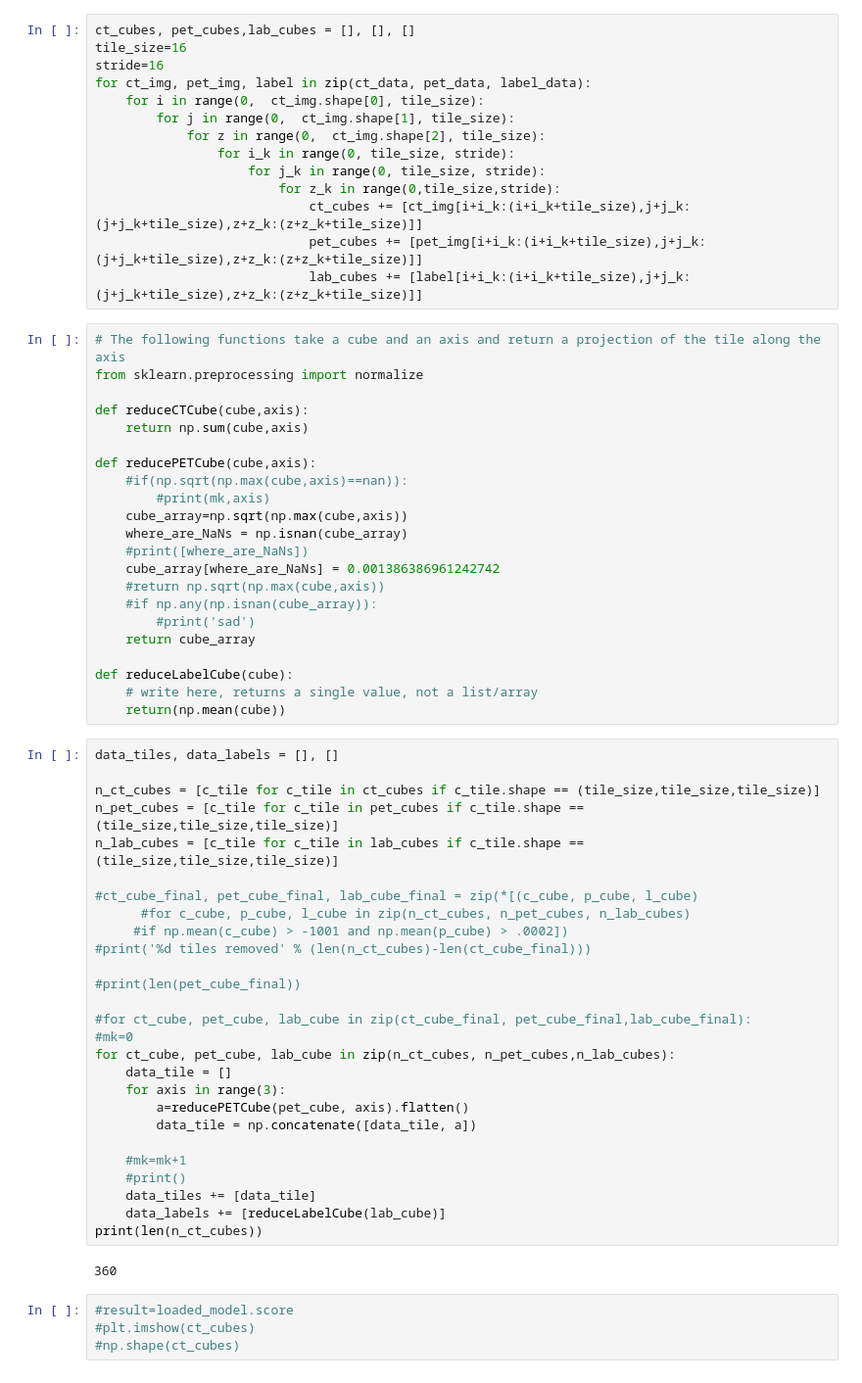
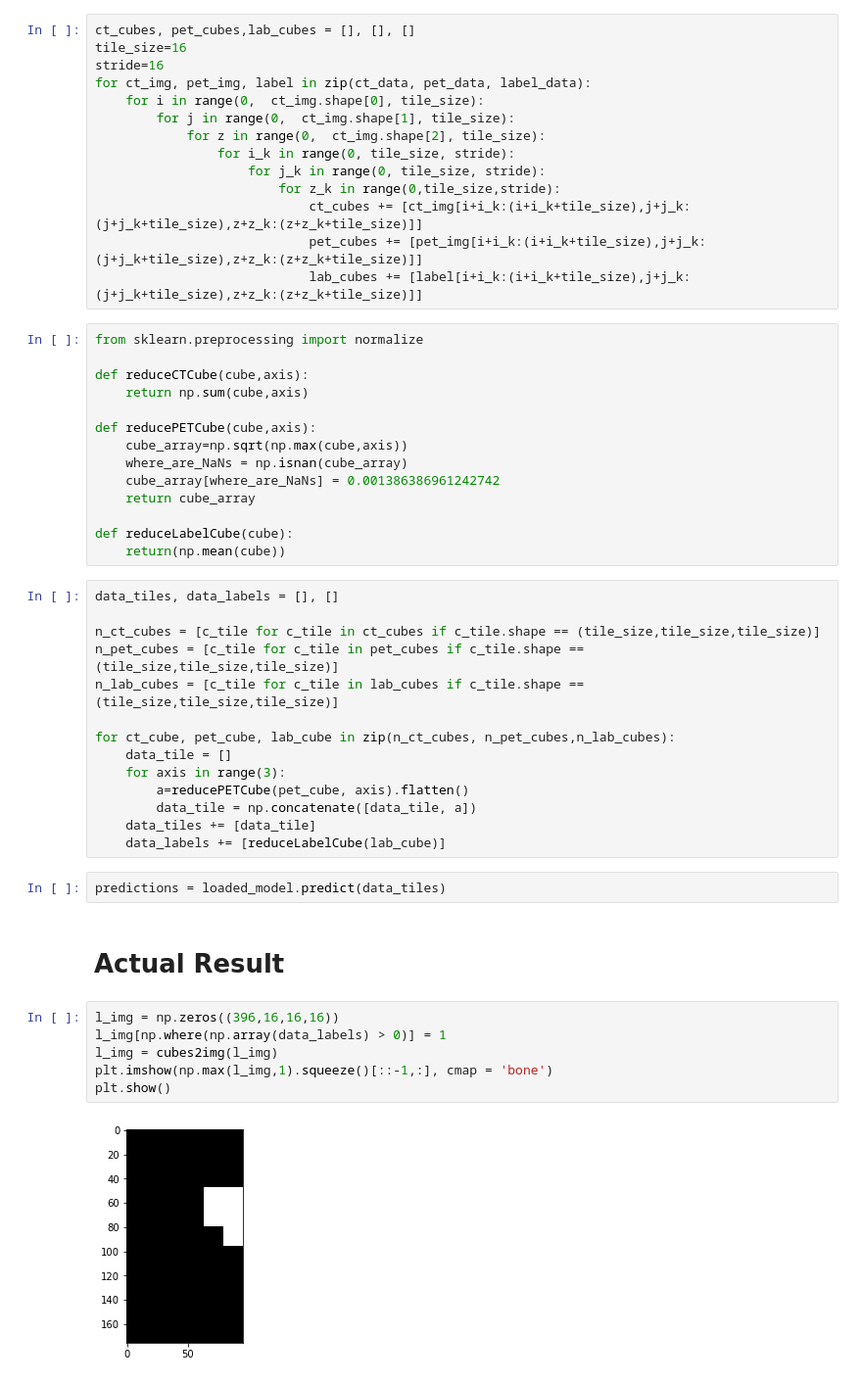
Before and after one commit to Himanshu-Kushwaha/Sarcoma, a Jupyter notebook: TestModel.ipynb, the cells around one changed output. Shown: that part at 98% size. Cells and saved outputs as stored; diff of their text form.

```diff
--- a/TestModel.ipynb
+++ b/TestModel.ipynb
@@ -42,26 +75,18 @@ for ct_img, pet_img, label in zip(ct_data, pet_data, label_data):
                             pet_cubes += [pet_img[i+i_k:(i+i_k+tile_size),j+j_k:(j+j_k+tile_size),z+z_k:(z+z_k+tile_size)]]
                             lab_cubes += [label[i+i_k:(i+i_k+tile_size),j+j_k:(j+j_k+tile_size),z+z_k:(z+z_k+tile_size)]]
 # %%
-# The following functions take a cube and an axis and return a projection of the tile along the axis
 from sklearn.preprocessing import normalize
 
 def reduceCTCube(cube,axis):
     return np.sum(cube,axis)
 
 def reducePETCube(cube,axis):
-    #if(np.sqrt(np.max(cube,axis)==nan)):
-        #print(mk,axis)
     cube_array=np.sqrt(np.max(cube,axis))
     where_are_NaNs = np.isnan(cube_array)
-    #print([where_are_NaNs])
     cube_array[where_are_NaNs] = 0.001386386961242742
-    #return np.sqrt(np.max(cube,axis))
-    #if np.any(np.isnan(cube_array)):
-        #print('sad')
     return cube_array
 
 def reduceLabelCube(cube):
-    # write here, returns a single value, not a list/array
     return(np.mean(cube))
 # %%
 data_tiles, data_labels = [], []
@@ -70,29 +95,22 @@ n_ct_cubes = [c_tile for c_tile in ct_cubes if c_tile.shape == (tile_size,tile_s
 n_pet_cubes = [c_tile for c_tile in pet_cubes if c_tile.shape == (tile_size,tile_size,tile_size)]
 n_lab_cubes = [c_tile for c_tile in lab_cubes if c_tile.shape == (tile_size,tile_size,tile_size)]
 
-#ct_cube_final, pet_cube_final, lab_cube_final = zip(*[(c_cube, p_cube, l_cube)
-      #for c_cube, p_cube, l_cube in zip(n_ct_cubes, n_pet_cubes, n_lab_cubes)
-     #if np.mean(c_cube) > -1001 and np.mean(p_cube) > .0002])
-#print('%d tiles removed' % (len(n_ct_cubes)-len(ct_cube_final)))
-
-#print(len(pet_cube_final))
-
-#for ct_cube, pet_cube, lab_cube in zip(ct_cube_final, pet_cube_final,lab_cube_final):
-#mk=0
 for ct_cube, pet_cube, lab_cube in zip(n_ct_cubes, n_pet_cubes,n_lab_cubes):
     data_tile = []
     for axis in range(3):
         a=reducePETCube(pet_cube, axis).flatten()
         data_tile = np.concatenate([data_tile, a])
-
-    #mk=mk+1
-    #print()
     data_tiles += [data_tile]
     data_labels += [reduceLabelCube(lab_cube)]
-print(len(n_ct_cubes))
-# %% [output]
-360
-# %%
-#result=loaded_model.score
-#plt.imshow(ct_cubes)
-#np.shape(ct_cubes)
+# %%
+predictions = loaded_model.predict(data_tiles)
+# %% [markdown]
+# Actual Result
+# %%
+l_img = np.zeros((396,16,16,16))
+l_img[np.where(np.array(data_labels) > 0)] = 1
+l_img = cubes2img(l_img)
+plt.imshow(np.max(l_img,1).squeeze()[::-1,:], cmap = 'bone')
+plt.show()
+# %% [output]
+[figure, added]
```
Also changed, not shown: parts of 12 cells of this notebook, 6 other files.
